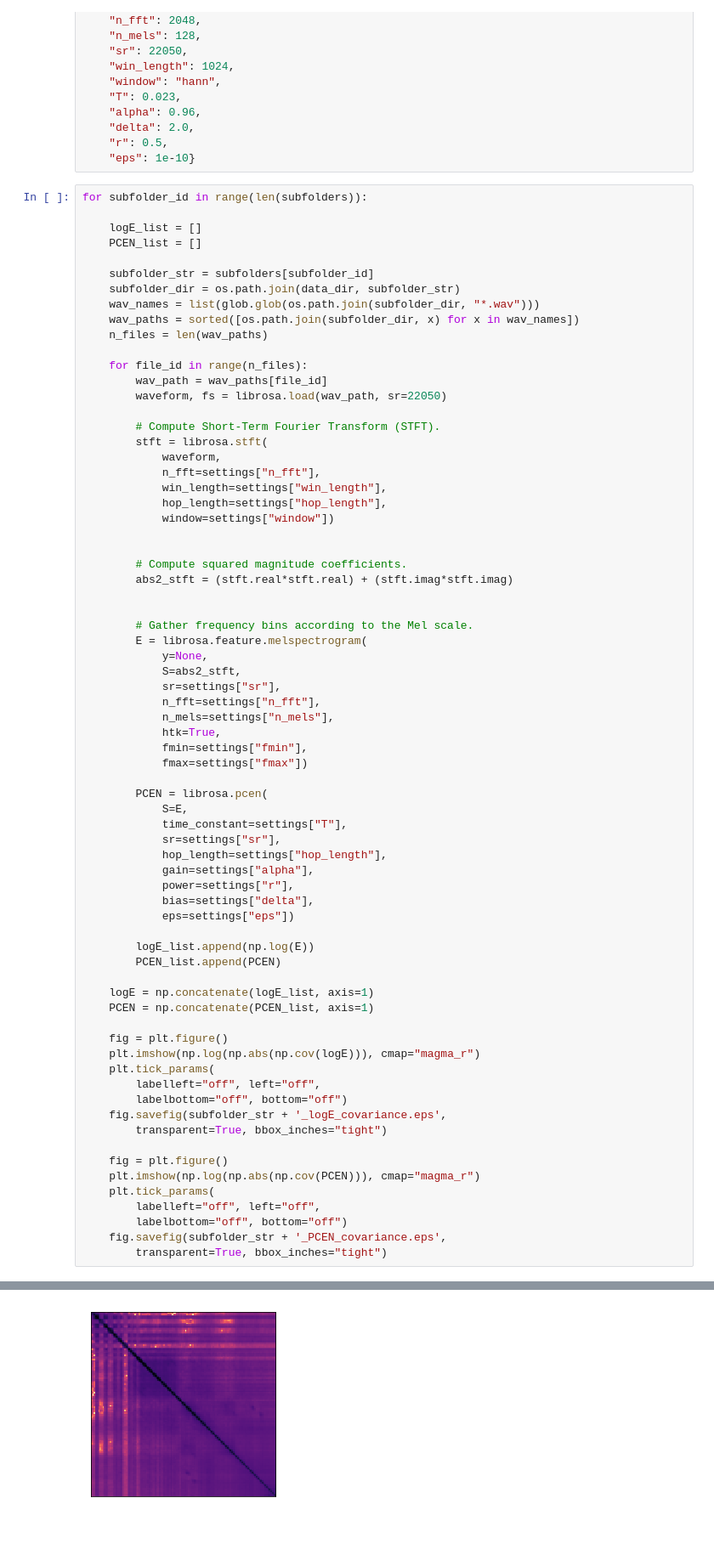
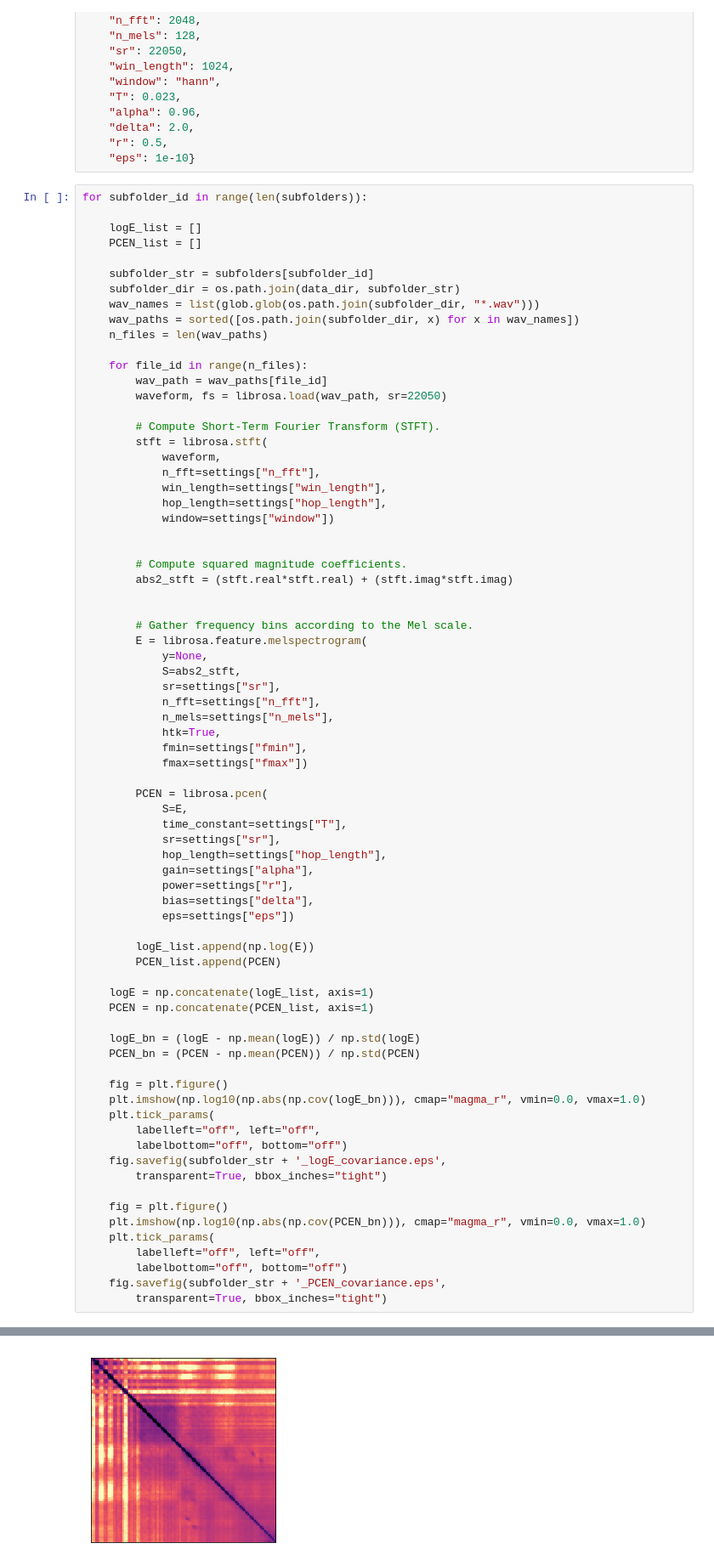
Before and after one commit to BirdVox/lostanlen_spl2018, a Jupyter notebook: pcen_correlations.ipynb, the cells around one changed output, grey strips where cells are left out. Shown at 85% size. Drawn from its saved outputs; the diff is of its cells as text; blank space fills up the shorter version.

Commit message:
update figures

```diff
--- a/pcen_correlations.ipynb
+++ b/pcen_correlations.ipynb
@@ -188,8 +188,11 @@ for subfolder_id in range(len(subfolders)):
     logE = np.concatenate(logE_list, axis=1)
     PCEN = np.concatenate(PCEN_list, axis=1)
 
+    logE_bn = (logE - np.mean(logE)) / np.std(logE)
+    PCEN_bn = (PCEN - np.mean(PCEN)) / np.std(PCEN)
+
     fig = plt.figure()
-    plt.imshow(np.log(np.abs(np.cov(logE))), cmap="magma_r")
+    plt.imshow(np.log10(np.abs(np.cov(logE_bn))), cmap="magma_r", vmin=0.0, vmax=1.0)
     plt.tick_params(
         labelleft="off", left="off",
         labelbottom="off", bottom="off")
@@ -197,7 +200,7 @@ for subfolder_id in range(len(subfolders)):
         transparent=True, bbox_inches="tight")
 
     fig = plt.figure()
-    plt.imshow(np.log(np.abs(np.cov(PCEN))), cmap="magma_r")
+    plt.imshow(np.log10(np.abs(np.cov(PCEN_bn))), cmap="magma_r", vmin=0.0, vmax=1.0)
     plt.tick_params(
         labelleft="off", left="off",
         labelbottom="off", bottom="off")
@@ -210 +213 @@ for subfolder_id in range(len(subfolders)):
-[figure, old version]
+[figure, new version]
```
Also changed, not shown: parts of 7 cells of this notebook, 6 other files.
